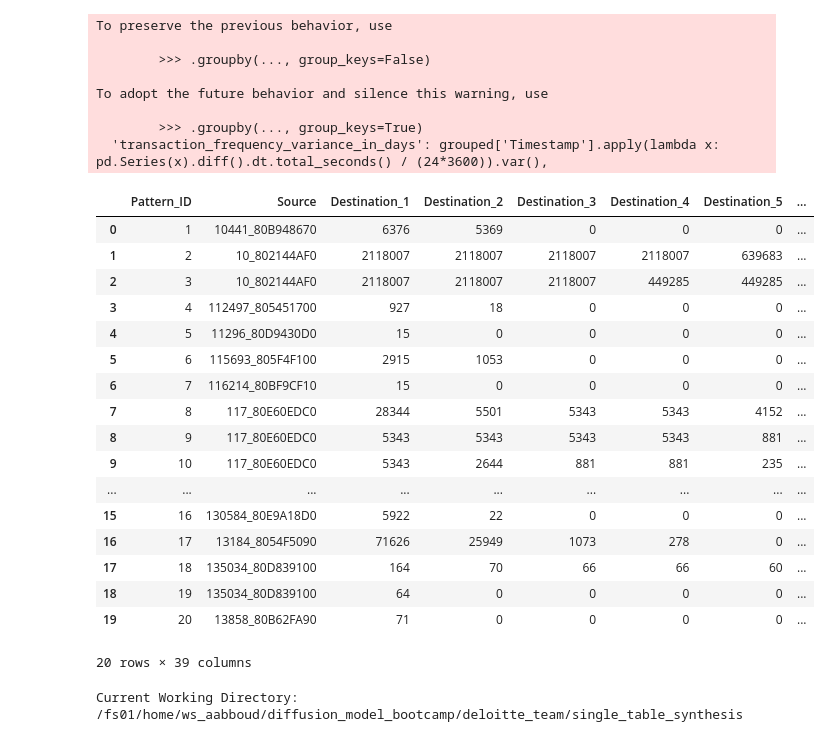
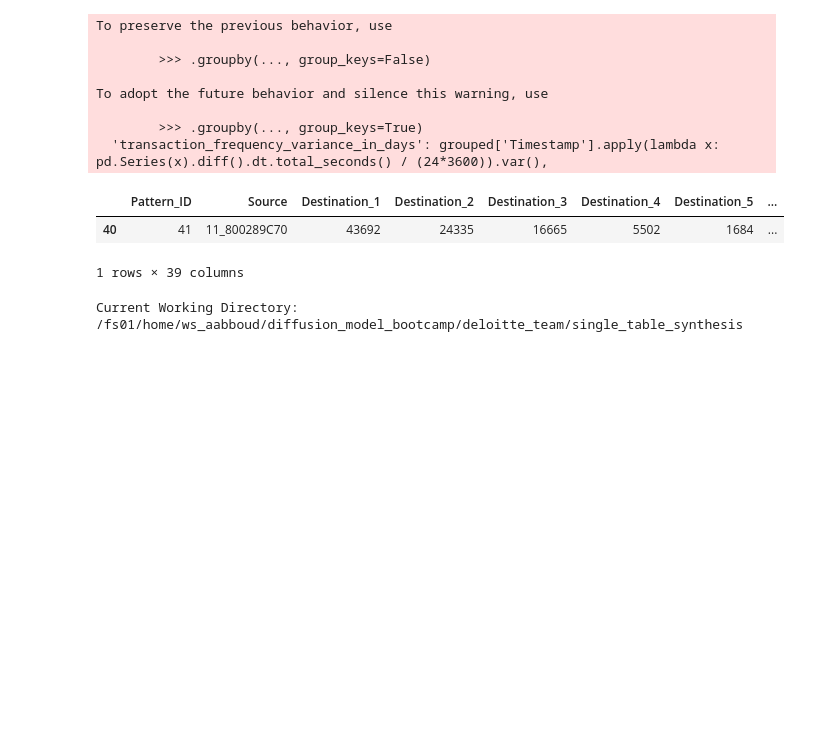
Before and after one commit to ahmabboud/difussion_bootcamp, a Jupyter notebook: deloitte_team/single_table_synthesis/Data Preparation.ipynb, the cells around one changed output. Cells and saved outputs as stored; diff of their text form; code cells hidden in the pictures; blank space fills up the shorter version.

```diff
--- a/deloitte_team/single_table_synthesis/Data Preparation.ipynb
+++ b/deloitte_team/single_table_synthesis/Data Preparation.ipynb
@@ -146,13 +134,22 @@ class BankAccountMerger(BaseEstimator, TransformerMixin):
                        self.dest_bank_col, self.dest_account_col], axis=1)
 
 class SourceAccountSampler(BaseEstimator, TransformerMixin):
-    def __init__(self, source_col, sample_size=100, random_state=None):
+    def __init__(self, source_col, target_col='Is Laundering', target_values=None, sample_size=100, random_state=None):
         self.source_col = source_col
+        self.target_col = target_col
+        self.target_values = target_values
         self.sample_size = sample_size
         self.random_state = random_state
 
     def fit(self, X, y=None):
-        unique_sources = X[self.source_col].unique()
+        if self.target_values is not None:
+            # Filter data based on specified target values
+            mask = X[self.target_col].isin(self.target_values)
+            filtered_X = X[mask]
+        else:
+            filtered_X = X
+
+        unique_sources = filtered_X[self.source_col].unique()
         np.random.seed(self.random_state)
         self.sampled_sources = np.random.choice(unique_sources,
                                                 size=min(self.sample_size, len(unique_sources)),
@@ -161,12 +158,6 @@ class SourceAccountSampler(BaseEstimator, TransformerMixin):
 
     def transform(self, X):
         return X[X[self.source_col].isin(self.sampled_sources)]
-
-# Create the pipeline
-pipeline = Pipeline([
-    ('merge_accounts', BankAccountMerger('From Bank', 'Account', 'To Bank', 'Account.1')),
-    ('sample_sources', SourceAccountSampler('Source', sample_size=100, random_state=42))
-])
 
 class CurrencyConverter(BaseEstimator, TransformerMixin):
     def __init__(self, amount_received_col, receiving_currency_col, amount_paid_col, payment_currency_col):
@@ -259,13 +250,6 @@ class PatternIdAssigner(BaseEstimator, TransformerMixin):
         X['Pattern_ID'] = pattern_ids
         return X
 
-# Create the updated pipeline
-pipeline = Pipeline([
-    ('merge_accounts', BankAccountMerger('From Bank', 'Account', 'To Bank', 'Account.1')),
-    ('sample_sources', SourceAccountSampler('Source', sample_size=100, random_state=42)),
-    ('convert_currency', CurrencyConverter('Amount Received', 'Receiving Currency', 'Amount Paid', 'Payment Currency')),
-    ('assign_pattern_id', PatternIdAssigner('Source', 'Destination', 'Timestamp', window_days=7, max_degree=16))
-])
 
 class DataFrameReshaper(BaseEstimator, TransformerMixin):
     def __init__(self, max_degree, currencies):
@@ -317,7 +301,7 @@ currencies = ['US Dollar', 'Euro', 'Yuan', 'Rupee', 'Ruble', 'Canadian Dollar',
 # Create the updated pipeline
 pipeline = Pipeline([
     ('merge_accounts', BankAccountMerger('From Bank', 'Account', 'To Bank', 'Account.1')),
-    ('sample_sources', SourceAccountSampler('Source', sample_size=100, random_state=42)),
+    ('sample_sources', SourceAccountSampler('Source', sample_size=100,target_col='Is Laundering',target_values=[0,1], random_state=42)),
     ('convert_currency', CurrencyConverter('Amount Received', 'Receiving Currency', 'Amount Paid', 'Payment Currency')),
     ('assign_pattern_id', PatternIdAssigner('Source', 'Destination', 'Timestamp', window_days=7, max_degree=16)),
     ('reshape_dataframe', DataFrameReshaper(max_degree=16, currencies=currencies))
@@ -336,26 +320,11 @@ To adopt the future behavior and silence this warning, use
         >>> .groupby(..., group_keys=True)
   'transaction_frequency_variance_in_days': grouped['Timestamp'].apply(lambda x: pd.Series(x).diff().dt.total_seconds() / (24*3600)).var(),
 # %%
-result_df.head(20)
+result_df.sample()
 # %% [output]
 |  | Pattern_ID | Source | Destination_1 | Destination_2 | Destination_3 | Destination_4 | Destination_5 | ... |
-| 0 | 1 | 10441_80B948670 | 6376 | 5369 | 0 | 0 | 0 | ... |
-| 1 | 2 | 10_802144AF0 | 2118007 | 2118007 | 2118007 | 2118007 | 639683 | ... |
-| 2 | 3 | 10_802144AF0 | 2118007 | 2118007 | 2118007 | 449285 | 449285 | ... |
-| 3 | 4 | 112497_805451700 | 927 | 18 | 0 | 0 | 0 | ... |
-| 4 | 5 | 11296_80D9430D0 | 15 | 0 | 0 | 0 | 0 | ... |
-| 5 | 6 | 115693_805F4F100 | 2915 | 1053 | 0 | 0 | 0 | ... |
-| 6 | 7 | 116214_80BF9CF10 | 15 | 0 | 0 | 0 | 0 | ... |
-| 7 | 8 | 117_80E60EDC0 | 28344 | 5501 | 5343 | 5343 | 4152 | ... |
-| 8 | 9 | 117_80E60EDC0 | 5343 | 5343 | 5343 | 5343 | 881 | ... |
-| 9 | 10 | 117_80E60EDC0 | 5343 | 2644 | 881 | 881 | 235 | ... |
-| ... | ... | ... | ... | ... | ... | ... | ... | ... |
-| 15 | 16 | 130584_80E9A18D0 | 5922 | 22 | 0 | 0 | 0 | ... |
-| 16 | 17 | 13184_8054F5090 | 71626 | 25949 | 1073 | 278 | 0 | ... |
-| 17 | 18 | 135034_80D839100 | 164 | 70 | 66 | 66 | 60 | ... |
-| 18 | 19 | 135034_80D839100 | 64 | 0 | 0 | 0 | 0 | ... |
-| 19 | 20 | 13858_80B62FA90 | 71 | 0 | 0 | 0 | 0 | ... |
+| 40 | 41 | 11_800289C70 | 43692 | 24335 | 16665 | 5502 | 1684 | ... |
-20 rows × 39 columns
+1 rows × 39 columns
 # %%
 import os
 
```
Also changed, not shown: parts of 2 cells of this notebook, 2 other files.
